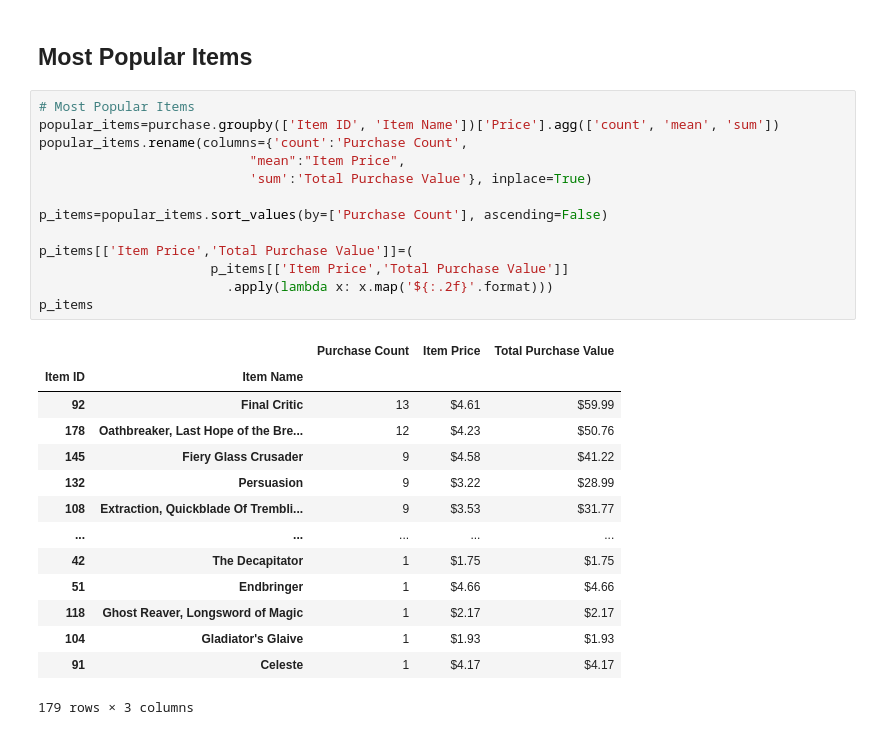
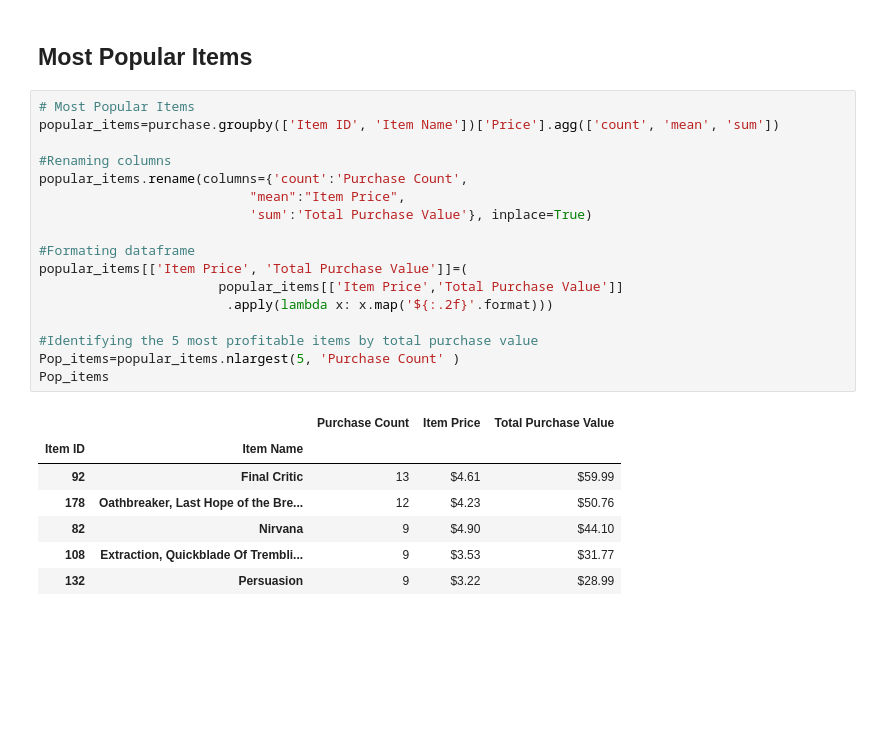
Before and after one commit to pandeysudip/Heroes-of-Pymoli, a Jupyter notebook: HeroesOfPymoli/HeroesOfPymoli.ipynb, the cells around one changed output. Saved outputs shown, nothing was run; the diff lists cells and outputs as text; blank space fills up the shorter version.

```diff
--- a/HeroesOfPymoli/HeroesOfPymoli.ipynb
+++ b/HeroesOfPymoli/HeroesOfPymoli.ipynb
@@ -271,28 +300,25 @@ top_spender
 # %%
 # Most Popular Items
 popular_items=purchase.groupby(['Item ID', 'Item Name'])['Price'].agg(['count', 'mean', 'sum'])
+
+#Renaming columns
 popular_items.rename(columns={'count':'Purchase Count',
                            "mean":"Item Price",
                            'sum':'Total Purchase Value'}, inplace=True)
 
-p_items=popular_items.sort_values(by=['Purchase Count'], ascending=False)
+#Formating dataframe
+popular_items[['Item Price', 'Total Purchase Value']]=(
+                       popular_items[['Item Price','Total Purchase Value']]
+                        .apply(lambda x: x.map('${:.2f}'.format)))
 
-p_items[['Item Price','Total Purchase Value']]=(
-                      p_items[['Item Price','Total Purchase Value']]
-                        .apply(lambda x: x.map('${:.2f}'.format)))
-p_items
+#Identifying the 5 most profitable items by total purchase value
+Pop_items=popular_items.nlargest(5, 'Purchase Count' )
+Pop_items
 # %% [output]
 |  |  | Purchase Count | Item Price | Total Purchase Value |
 | Item ID | Item Name |  |  |  |
 | 92 | Final Critic | 13 | $4.61 | $59.99 |
 | 178 | Oathbreaker, Last Hope of the Bre... | 12 | $4.23 | $50.76 |
-| 145 | Fiery Glass Crusader | 9 | $4.58 | $41.22 |
+| 82 | Nirvana | 9 | $4.90 | $44.10 |
+| 108 | Extraction, Quickblade Of Trembli... | 9 | $3.53 | $31.77 |
 | 132 | Persuasion | 9 | $3.22 | $28.99 |
-| 108 | Extraction, Quickblade Of Trembli... | 9 | $3.53 | $31.77 |
-| ... | ... | ... | ... | ... |
-| 42 | The Decapitator | 1 | $1.75 | $1.75 |
-| 51 | Endbringer | 1 | $4.66 | $4.66 |
-| 118 | Ghost Reaver, Longsword of Magic | 1 | $2.17 | $2.17 |
-| 104 | Gladiator's Glaive | 1 | $1.93 | $1.93 |
-| 91 | Celeste | 1 | $4.17 | $4.17 |
-179 rows × 3 columns
```
Also changed, not shown: parts of 11 cells of this notebook.
